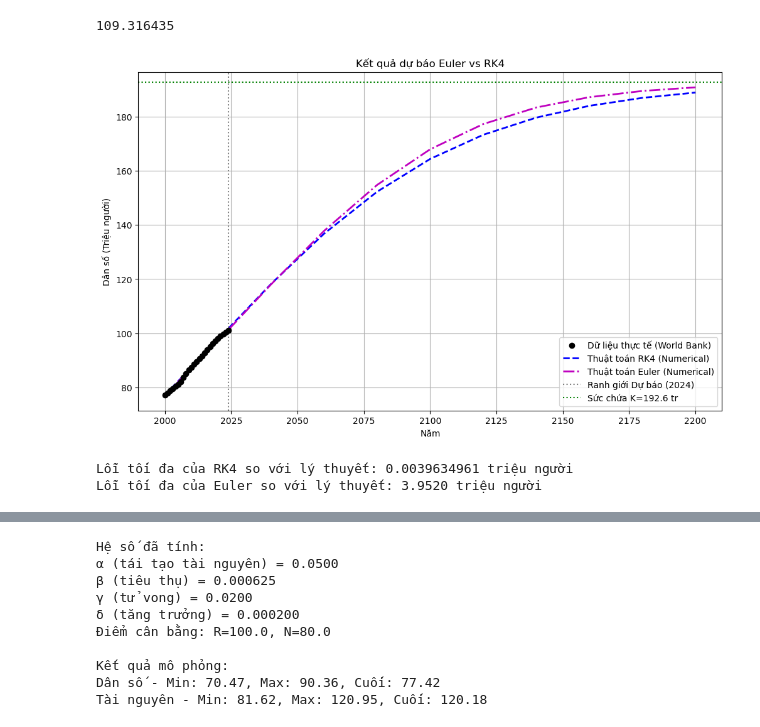
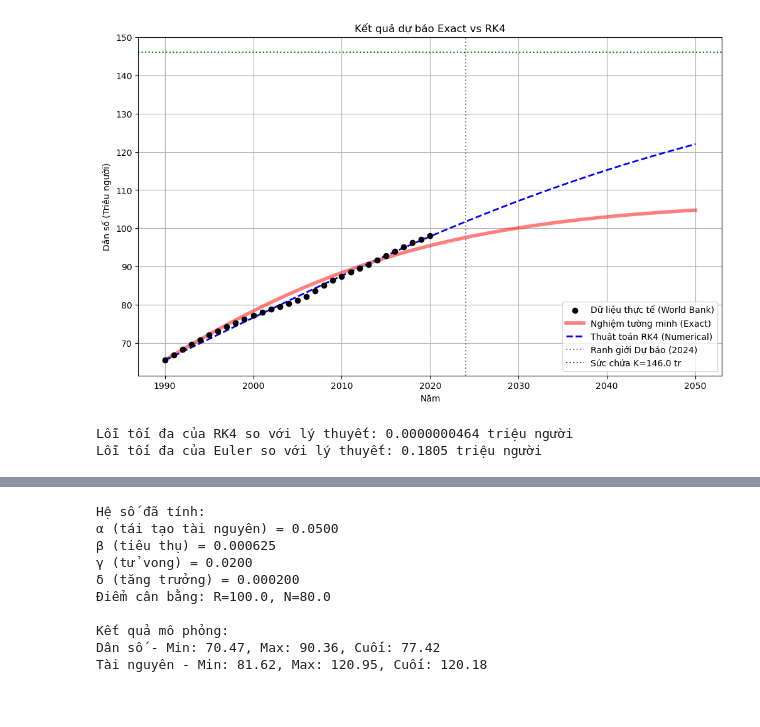
Before and after one commit to Haiyen472k5/phuong_phap_tinh, a Jupyter notebook: ppt.ipynb, the cells around one changed output, grey strips where cells are left out. Cells and saved outputs as stored; diff of their text form; code cells hidden in the pictures.

```diff
--- a/ppt.ipynb
+++ b/ppt.ipynb
@@ -72,31 +80,35 @@ import numpy as np
 import matplotlib.pyplot as plt
 
 
-# Dữ liệu thực tế (2000 - 2024) để đối chiếu
-years = np.array([2000, 2001, 2002, 2003, 2004, 2005, 2006, 2007, 2008, 2009,
-                  2010, 2011, 2012, 2013, 2014, 2015, 2016, 2017,
-                  2018, 2019, 2020, 2021, 2022, 2023, 2024])  # Năm
-population = np.array([77154011, 77969361, 78772224, 79563777, 80338971, 81088313, 82167897,
-                        83633375, 85175788, 86460018, 87455152, 88468314, 89510356, 90573104,
-                        91679578, 92823254, 94000117, 95176977, 96237319, 97173776, 98079191,
-                        98935098, 99680655, 100352192, 100987686]) / 1e6  # Chuyển về triệu người
-# nghiệm tường minh
-a = 0.03619
-K_0 = 109316435 / 1e6 # 109 triệu người (từ kết quả tính toán trước đó)
+years_all = np.arange(1990, 2025)
+
+# Dữ liệu dân số đầy đủ tương ứng với từng năm từ 1990 đến 2024
+population_all = np.array([
+    65504552, 66891775, 68260337, 69586384, 70864391, 72049940, 73156447, 74226889, 75299660, 76287452, # 1990-1999
+    77154011, 77969361, 78772224, 79563777, 80338971, 81088313, 82167897, 83633375, 85175788, 86460018, # 2000-2009
+    87455152, 88468314, 89510356, 90573104, 91679578, 92823254, 94000117, 95176977, 96237319, 97173776, # 2010-2019
+    98079191, 98935098, 99680655, 100352192, 100987686 # 2020-2024
+]) / 1e6
+
+years = years_all[:31]
+population = population_all[:31]
+
+a = 0.054752597
+K_0 = 107248762 / 1e6 # 109 triệu người
 
 #Runge-kutta 4 + Euler
-a_1 = 0.021642     # Tốc độ tăng trưởng
-b_1 = 0.000112363774706   # Hệ số cạnh tranh
+a_1 = 0.030525     # Tốc độ tăng trưởng
+b_1 = 0.0002090362   # Hệ số cạnh tranh
 K = a_1 / b_1          # Sức chứa môi trường (~192.61)
 N0 = population[0]        # Dân số gốc năm 2000
 
 # Thời gian dự báo (2000 -> 2050)
-t_start = 2000
+t_start = 1990
 t_end = 2050
 h = 1 # Bước nhảy
 t_eval = np.arange(t_start, t_end + 1, h)
 
-#CÁCH 1: NGHIỆM TƯỜNG MINH (EXACT SOLUTION) ---
+#CÁCH 1: NGHIỆM TƯỜNG MINH (EXACT SOLUTION)
 def exact_solution(t):
     # Chuyển đổi t thực tế sang t tính từ 0 (2000 là mốc 0)
     t_norm = t - t_start
@@ -105,15 +117,9 @@ def exact_solution(t):
 
 N_exact = exact_solution(t_eval)
 
-# --- 3. CÁCH 2: GIẢI TÍCH SỐ RUNGE-KUTTA 4 (RK4) ---
+# Định nghĩa hàm đạo hàm dN/dt
 def dN_dt(t, N):
     return a_1 * N - b_1 * N**2
-
-N_rk4 = [N0]
-current_N = N0
-
-N_euler = [N0]
-current_N_euler = N0
 
 # CÁCH 2: Euler
 N_euler = [N0]
@@ -151,38 +157,37 @@ plt.figure(figsize=(12, 7))
 plt.scatter(years, population, color='black', label='Dữ liệu thực tế (World Bank)', zorder=5)
 
 # Vẽ đường Nghiệm tường minh (Nét liền đỏ)
-#plt.plot(t_eval, N_exact, 'r-', linewidth=4, alpha=0.5, label='Nghiệm tường minh (Exact)')
+plt.plot(t_eval, N_exact, 'r-', linewidth=4, alpha=0.5, label='Nghiệm tường minh (Exact)')
 
 # Vẽ đường RK4 (Nét đứt xanh dương) - Vẽ đè lên để thấy sự trùng khớp
 plt.plot(t_eval, N_rk4, 'b--', linewidth=2, label='Thuật toán RK4 (Numerical)')
 
-plt.plot(t_eval, N_euler, 'm-.', linewidth=2, label='Thuật toán Euler (Numerical)')
+#plt.plot(t_eval, N_euler, 'm-.', linewidth=2, label='Thuật toán Euler (Numerical)')
 
 # Đường Sức chứa K
 plt.axvline(x=2024, color='gray', linestyle=':', label='Ranh giới Dự báo (2024)')
 plt.axhline(y=K, color='green', linestyle=':', label=f'Sức chứa K={K:.1f} tr')
 
 #plt.title('So sánh kết quả dự báo: RK4 vs Nghiệm tường minh')
-plt.title("Kết quả dự báo Euler vs RK4")
+plt.title("Kết quả dự báo Exact vs RK4")
 plt.xlabel('Năm')
 plt.ylabel('Dân số (Triệu người)')
 plt.legend()
 plt.grid(True)
 plt.show()
 
 # --- 5. KIỂM TRA SAI SỐ GIỮA 2 CÁCH ---
 def validation_exact(t):
     t_norm = t - t_start
     return K / (1 + (K/N0 - 1) * np.exp(-a_1 * t_norm))
 
 N_val = validation_exact(t_eval)
 error_rk4 = np.max(np.abs(N_val - N_rk4))
 error_euler = np.max(np.abs(N_val - N_euler))
 
 print(f"Lỗi tối đa của RK4 so với lý thuyết: {error_rk4:.10f} triệu người")
 print(f"Lỗi tối đa của Euler so với lý thuyết: {error_euler:.4f} triệu người")
 # %% [output]
+[figure, new version]
-109.316435
+Lỗi tối đa của RK4 so với lý thuyết: 0.0000000464 triệu người
+Lỗi tối đa của Euler so với lý thuyết: 0.1805 triệu người
-[figure, old version]
-Lỗi tối đa của RK4 so với lý thuyết: 0.0039634961 triệu người
-Lỗi tối đa của Euler so với lý thuyết: 3.9520 triệu người
```
Also changed, not shown: parts of 6 cells of this notebook.
